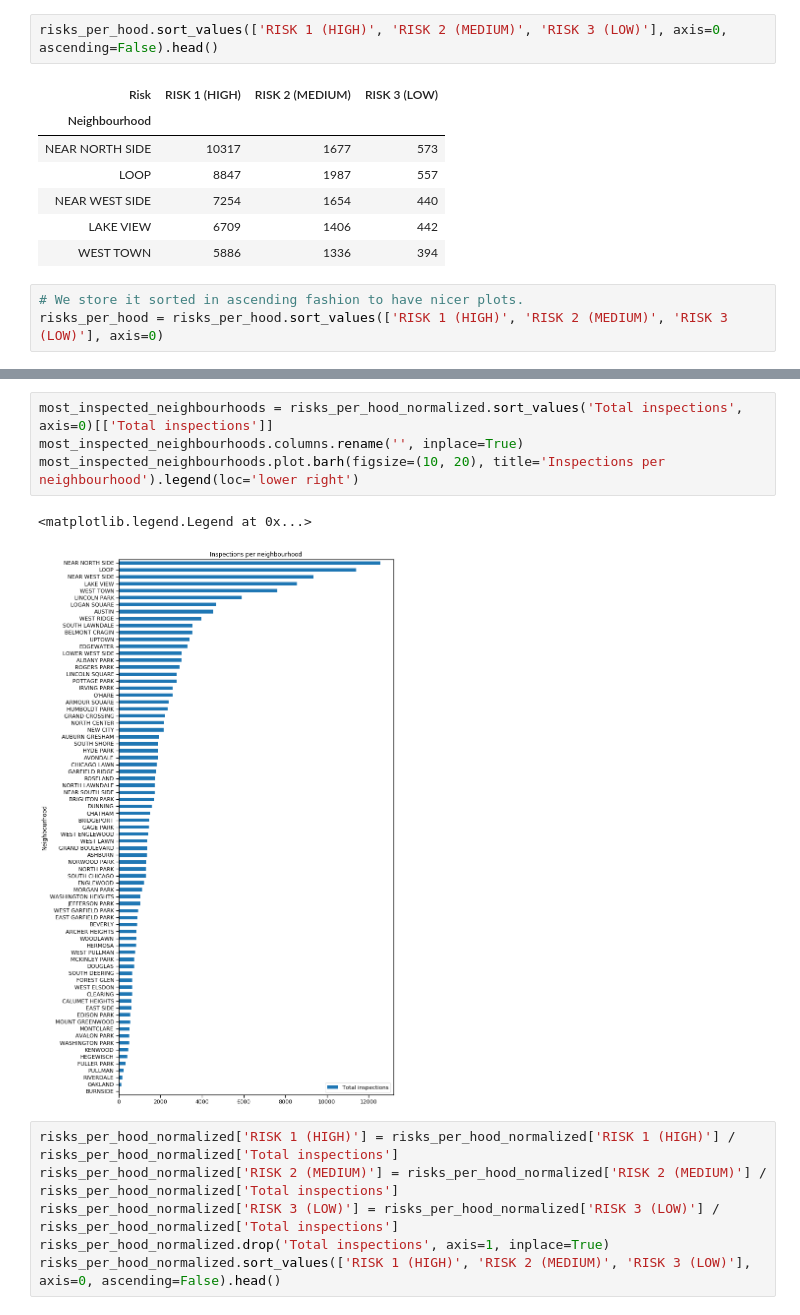
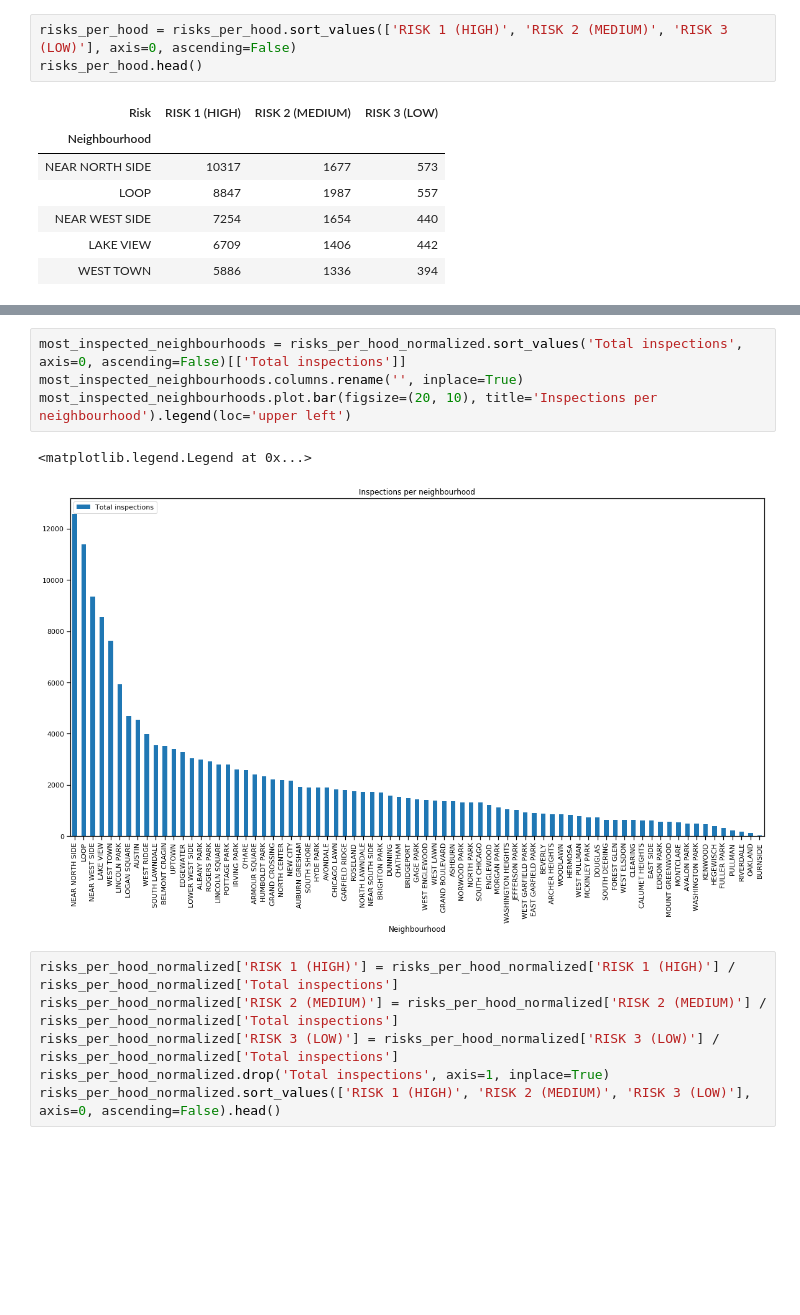
Before and after one commit to Gondolav/ADA-project, a Jupyter notebook: notebook.ipynb, the cells around one changed output, grey strips where cells are left out. Cells and saved outputs as stored; diff of their text form; blank space fills up the shorter version.

```diff
--- a/notebook.ipynb
+++ b/notebook.ipynb
@@ -1018,7 +1028,8 @@ risks_per_hood.head()
 # %% [markdown]
 We will know find the riskiest neighbourhoods.
 # %%
-risks_per_hood.sort_values(['RISK 1 (HIGH)', 'RISK 2 (MEDIUM)', 'RISK 3 (LOW)'], axis=0, ascending=False).head()
+risks_per_hood = risks_per_hood.sort_values(['RISK 1 (HIGH)', 'RISK 2 (MEDIUM)', 'RISK 3 (LOW)'], axis=0, ascending=False)
+risks_per_hood.head()
 # %% [output]
 | Risk | RISK 1 (HIGH) | RISK 2 (MEDIUM) | RISK 3 (LOW) |
 | Neighbourhood |  |  |  |
@@ -1027,9 +1038,6 @@ risks_per_hood.sort_values(['RISK 1 (HIGH)', 'RISK 2 (MEDIUM)', 'RISK 3 (LOW)'],
 | NEAR WEST SIDE | 7254 | 1654 | 440 |
 | LAKE VIEW | 6709 | 1406 | 442 |
 | WEST TOWN | 5886 | 1336 | 394 |
-# %%
-# We store it sorted in ascending fashion to have nicer plots.
-risks_per_hood = risks_per_hood.sort_values(['RISK 1 (HIGH)', 'RISK 2 (MEDIUM)', 'RISK 3 (LOW)'], axis=0)
 # %%
 risks_per_hood_normalized = risks_per_hood.copy()
 risks_per_hood_normalized['Total inspections'] = risks_per_hood_normalized['RISK 1 (HIGH)'] + \
@@ -1047,10 +1055,10 @@ risks_per_hood_normalized.head()
 # %%
-most_inspected_neighbourhoods = risks_per_hood_normalized.sort_values('Total inspections', axis=0)[['Total inspections']]
+most_inspected_neighbourhoods = risks_per_hood_normalized.sort_values('Total inspections', axis=0, ascending=False)[['Total inspections']]
 most_inspected_neighbourhoods.columns.rename('', inplace=True)
-most_inspected_neighbourhoods.plot.barh(figsize=(10, 20), title='Inspections per neighbourhood').legend(loc='lower right')
+most_inspected_neighbourhoods.plot.bar(figsize=(20, 10), title='Inspections per neighbourhood').legend(loc='upper left')
 # %% [output]
 <matplotlib.legend.Legend at 0x...>
-[figure, old version]
+[figure, new version]
 # %%
 risks_per_hood_normalized['RISK 1 (HIGH)'] = risks_per_hood_normalized['RISK 1 (HIGH)'] / risks_per_hood_normalized['Total inspections']
 risks_per_hood_normalized['RISK 2 (MEDIUM)'] = risks_per_hood_normalized['RISK 2 (MEDIUM)'] / risks_per_hood_normalized['Total inspections']
```
Also changed, not shown: parts of 31 cells of this notebook, 2 other files.
